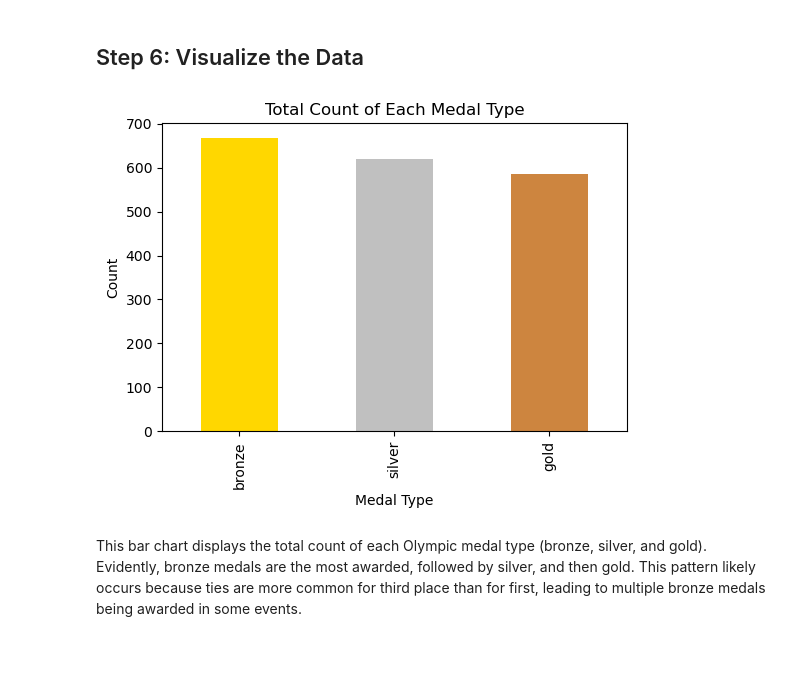
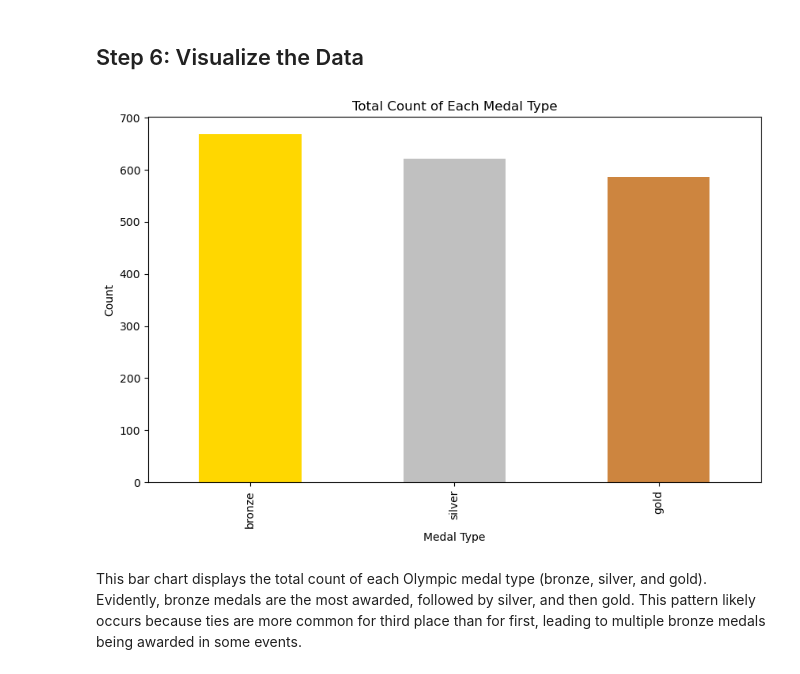
Before and after one commit to silvanamejia1/MEJIA-Python-Portfolio, a Jupyter notebook: Computing II/TidyData_Project/tidy_code.ipynb, the cells around one changed output. Saved outputs shown, nothing was run; the diff lists cells and outputs as text; code cells hidden in the pictures.

```diff
--- a/Computing II/TidyData_Project/tidy_code.ipynb
+++ b/Computing II/TidyData_Project/tidy_code.ipynb
@@ -99,20 +99,20 @@ Medal Breakdown: Gold: 586, Silver: 621, Bronze: 668
 # %%
 # Count the number of each medal type
 medal_counts = olympics_tidy['Medal'].value_counts()
 
 # Plot the bar chart
-plt.figure(figsize=(6, 4))
+plt.figure(figsize=(10, 6))
 medal_counts.plot(kind="bar", color=["gold", "silver", "peru"])
 
 # Labels and title
 plt.xlabel("Medal Type")
 plt.ylabel("Count")
 plt.title("Total Count of Each Medal Type")
 
 # Show the plot
 plt.show()
 # %% [output]
-[figure, old version]
+[figure, new version]
 # %% [markdown]
 This bar chart displays the total count of each Olympic medal type (bronze, silver, and gold). Evidently, bronze medals are the most awarded, followed by silver, and then gold. This pattern likely occurs because ties are more common for third place than for first, leading to multiple bronze medals being awarded in some events.
 # %%
```
Also changed, not shown: parts of 4 cells of this notebook.
